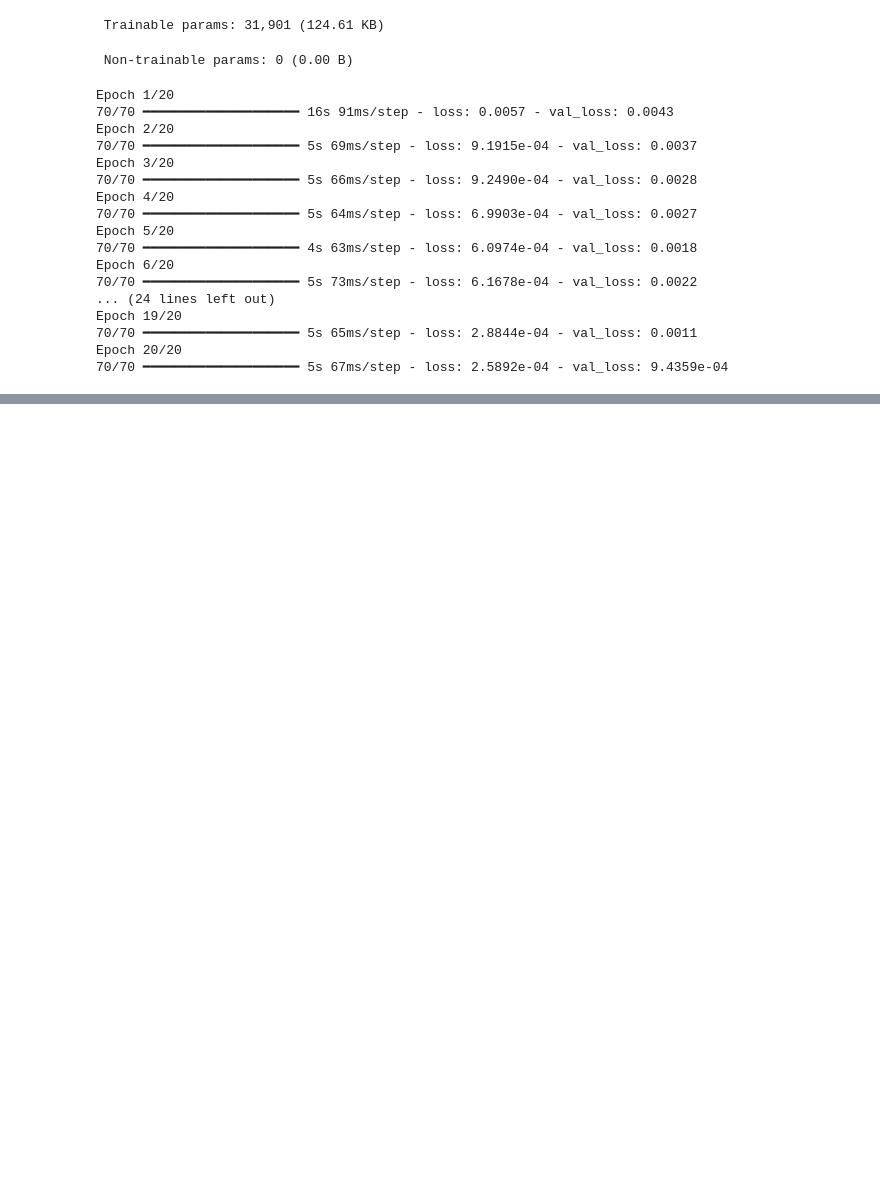
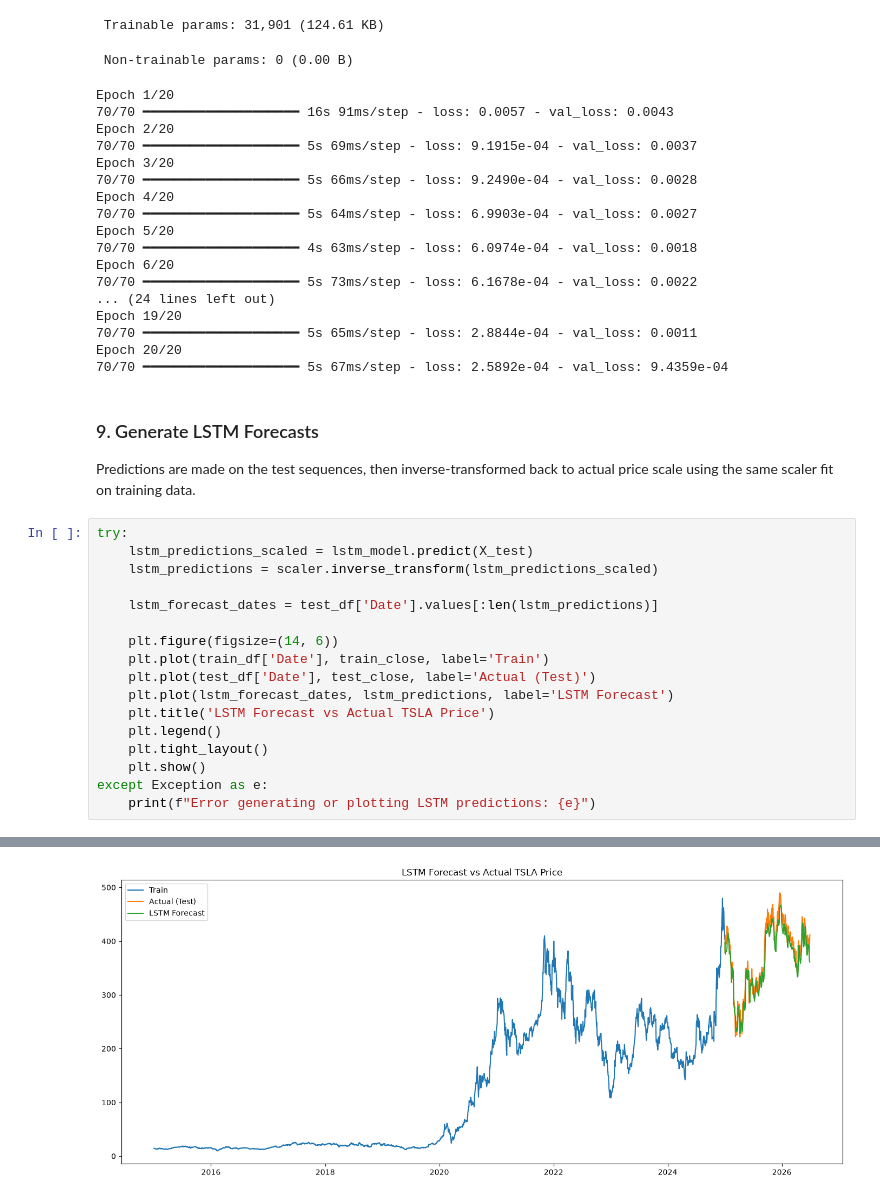
Before and after one commit to Redeat-Birhane/portfolio-optimization, a Jupyter notebook: notebooks/2.0-modeling.ipynb, the cells around one changed output, grey strips where cells are left out. Cells and saved outputs as stored; diff of their text form; blank space fills up the shorter version.

Commit message:
feat: generate and visualize LSTM forecasts on test data

```diff
--- a/notebooks/2.0-modeling.ipynb
+++ b/notebooks/2.0-modeling.ipynb
@@ -300,3 +300,26 @@ Epoch 19/20
 70/70 ━━━━━━━━━━━━━━━━━━━━ 5s 65ms/step - loss: 2.8844e-04 - val_loss: 0.0011
 Epoch 20/20
 70/70 ━━━━━━━━━━━━━━━━━━━━ 5s 67ms/step - loss: 2.5892e-04 - val_loss: 9.4359e-04
+# %% [markdown]
+### 9. Generate LSTM Forecasts
+
+Predictions are made on the test sequences, then inverse-transformed
+back to actual price scale using the same scaler fit on training data.
+# %%
+try:
+    lstm_predictions_scaled = lstm_model.predict(X_test)
+    lstm_predictions = scaler.inverse_transform(lstm_predictions_scaled)
+
+    lstm_forecast_dates = test_df['Date'].values[:len(lstm_predictions)]
+
+    plt.figure(figsize=(14, 6))
+    plt.plot(train_df['Date'], train_close, label='Train')
+    plt.plot(test_df['Date'], test_close, label='Actual (Test)')
+    plt.plot(lstm_forecast_dates, lstm_predictions, label='LSTM Forecast')
+    plt.title('LSTM Forecast vs Actual TSLA Price')
+    plt.legend()
+    plt.tight_layout()
+    plt.show()
+except Exception as e:
+    print(f"Error generating or plotting LSTM predictions: {e}")
+# %% [output]
@@ -302,0 +327 @@ Epoch 20/20
+[figure, added]
```
Also changed, not shown: parts of 1 cell of this notebook.
